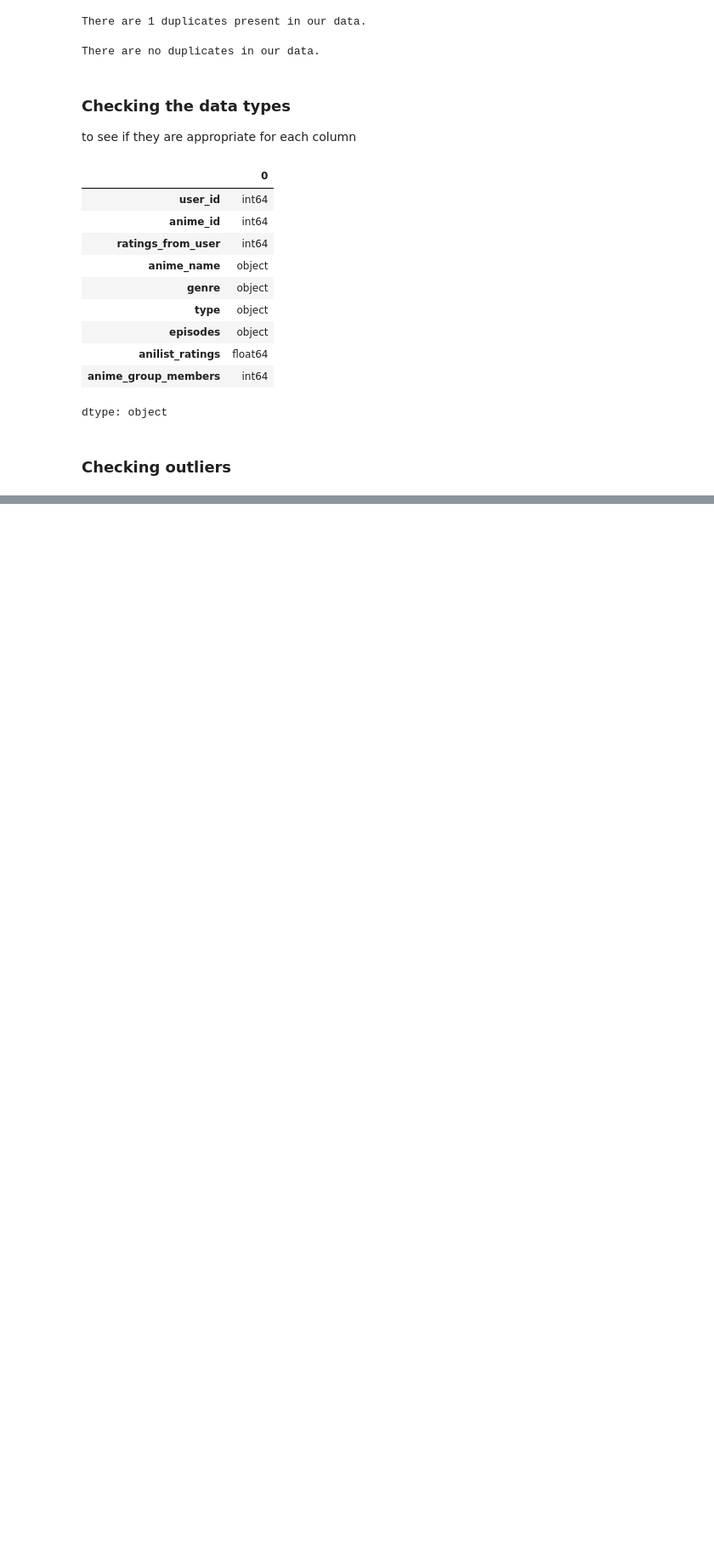
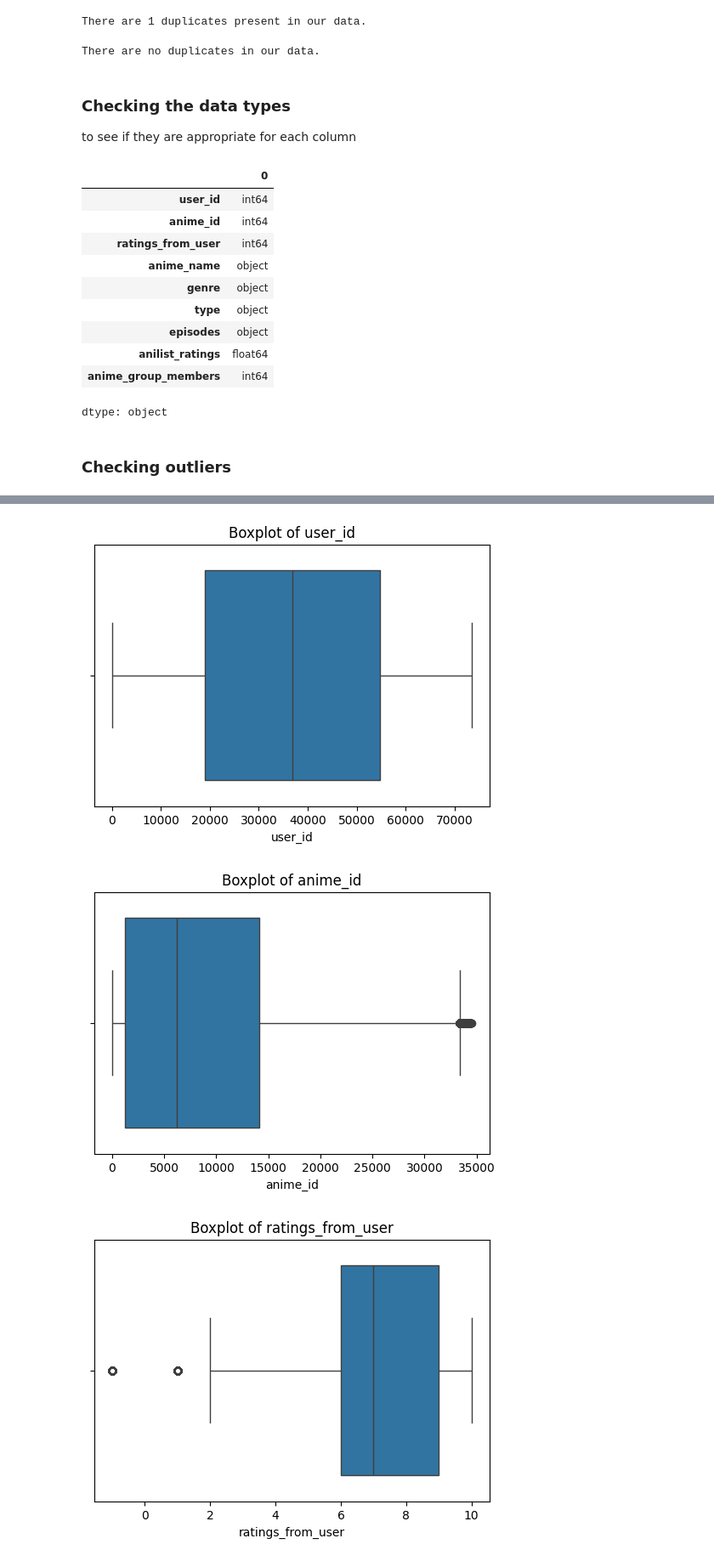
Before and after one commit to Day-hue/Anime-Recommendation-System, a Jupyter notebook: Anime_Recomendation_model.ipynb, the cells around one changed output, grey strips where cells are left out. Shown at 85% size. Cells and saved outputs as stored; diff of their text form; code cells hidden in the pictures; blank space fills up the shorter version.

```diff
--- a/Anime_Recomendation_model.ipynb
+++ b/Anime_Recomendation_model.ipynb
@@ -523,0 +516,4 @@ dtype: object
+# %%
+# Select numeric columns only
+numeric_cols = df.select_dtypes(include=['number']).columns.tolist()
+print("Numeric columns:", numeric_cols)
@@ -523,0 +522,18 @@ dtype: object
+# %%
+outliers = {}
+
+for col in numeric_cols:
+    Q1 = df[col].quantile(0.25)
+    Q3 = df[col].quantile(0.75)
+    IQR = Q3 - Q1
+    lower_bound = Q1 - 1.5 * IQR
+    upper_bound = Q3 + 1.5 * IQR
+
+    # Get outlier values
+    outlier_values = df[(df[col] < lower_bound) | (df[col] > upper_bound)][col]
+
+    outliers[col] = outlier_values
+
+# Print columns with outliers
+for col, vals in outliers.items():
+    print(f"{col}: {len(vals)} outliers")
@@ -523,0 +546,10 @@ dtype: object
+# %%
+for col in numeric_cols:
+    plt.figure(figsize=(6,4))
+    sns.boxplot(x=df[col])
+    plt.title(f"Boxplot of {col}")
+    plt.show()
+# %% [output]
+[figure, added]
+[figure, added]
+[figure, added]
```
Also changed, not shown: parts of 15 cells of this notebook.
